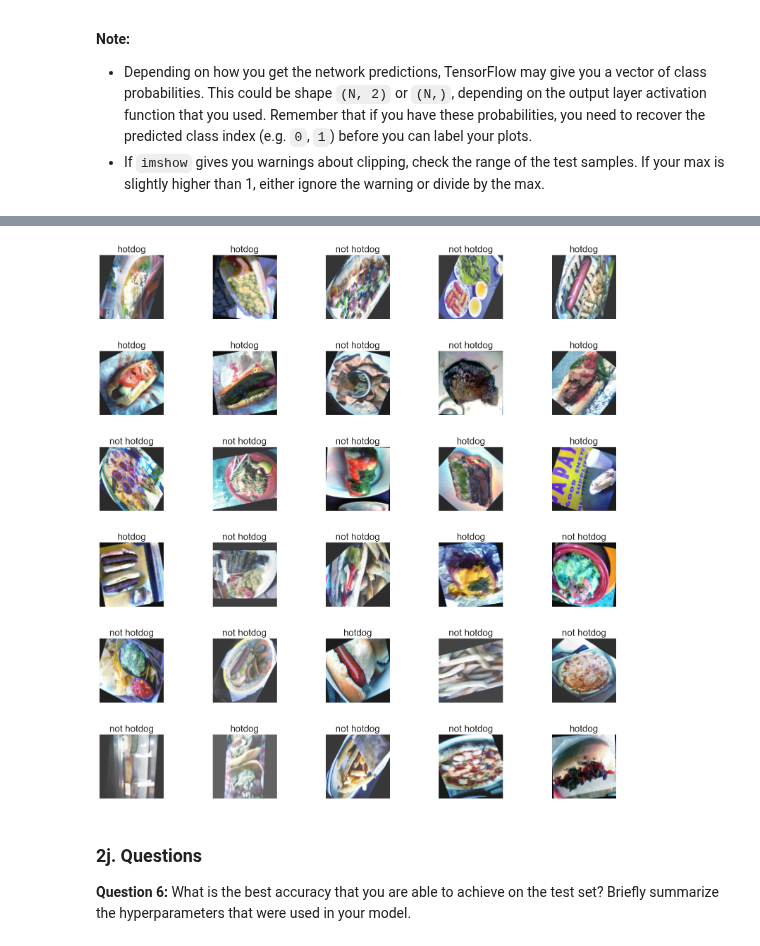
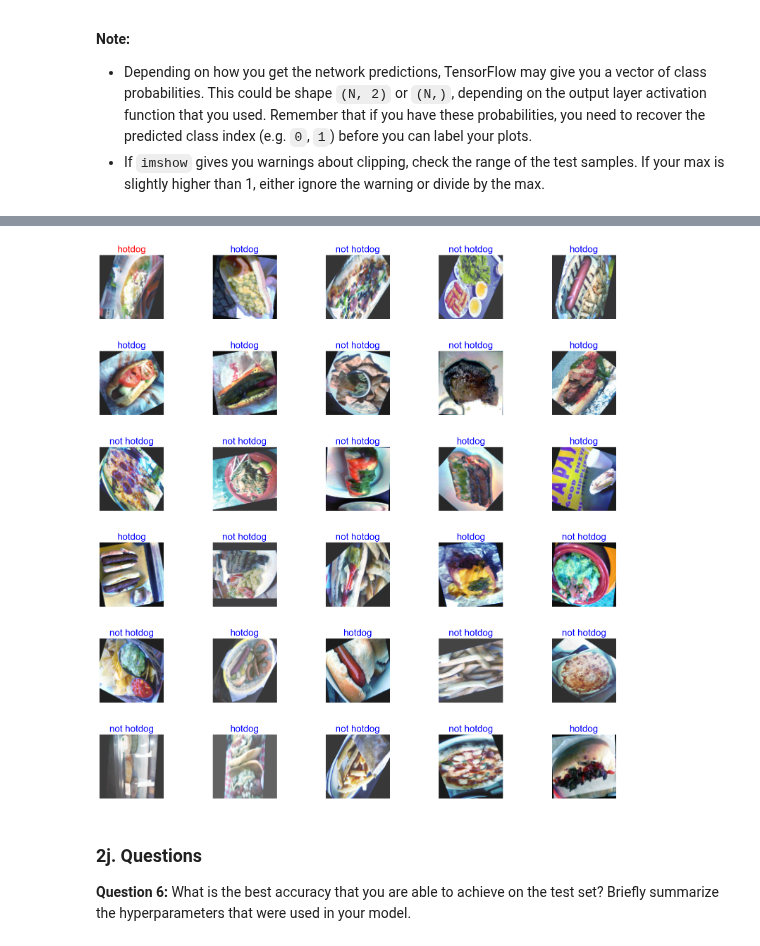
Before and after one commit to GhailanFadah/Neural-Networks, a Jupyter notebook: project4/transfer_learning.ipynb, the cells around one changed output, grey strips where cells are left out. Saved outputs shown, nothing was run; the diff lists cells and outputs as text; code cells hidden in the pictures.

Commit message:
added color code to labels and answered questions 1,2

```diff
--- a/project4/transfer_learning.ipynb
+++ b/project4/transfer_learning.ipynb
@@ -254,7 +251,7 @@ Download the **food dataset** from the project website, copy it into a `data` su
 
 Run the below code to load in the hot-dog-or-not dataset. Check the shapes to ensure everything is loaded in correctly.
 # %%
-ds_base_dir='numpy/'
+ds_base_dir='data/'
 
 hotdog_train_x = np.load(os.path.join(ds_base_dir, 'train_x.npy'))
 hotdog_train_y = np.load(os.path.join(ds_base_dir, 'train_y.npy'))
@@ -486,14 +466,17 @@ oob_preds =[class_names[pred[0]] for pred in y_preds]
 # %%
 plt.figure(figsize=(20,20))
 plt.subplots_adjust(hspace=0.5)
+col = "red"
 for n in range(30):
+  if y_preds[n] != hotdog_test_y[n]:
+      col = "blue"
   plt.subplot(6,5,n+1)
   plt.imshow(hotdog_test_x[n])
-  plt.title(oob_preds[n])
+  plt.title(oob_preds[n], color = col)
   plt.axis('off')
 plt.show()
 # %% [output]
-[figure, old version]
+[figure, new version]
 # %% [markdown]
 ### 2j. Questions
 
```
Also changed, not shown: parts of 14 cells of this notebook.
